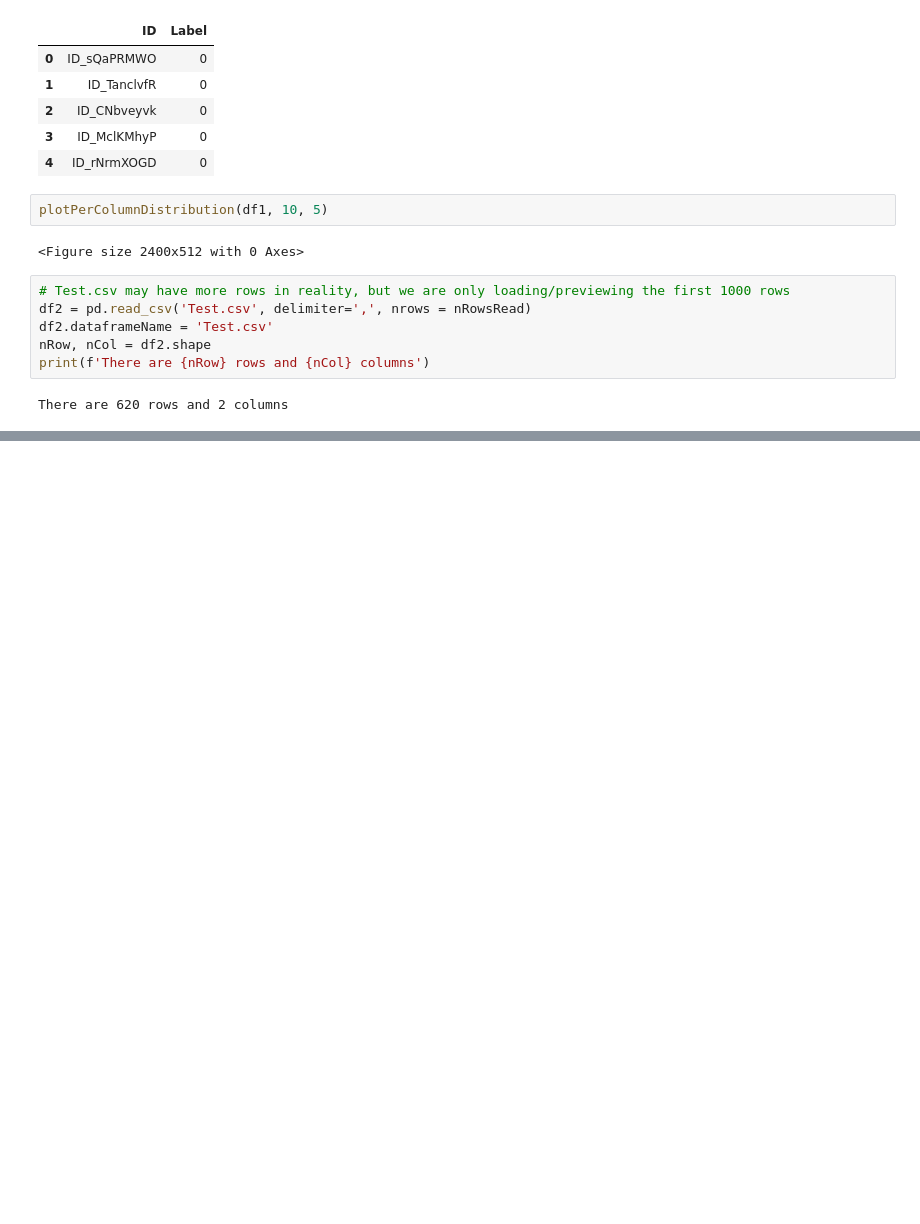
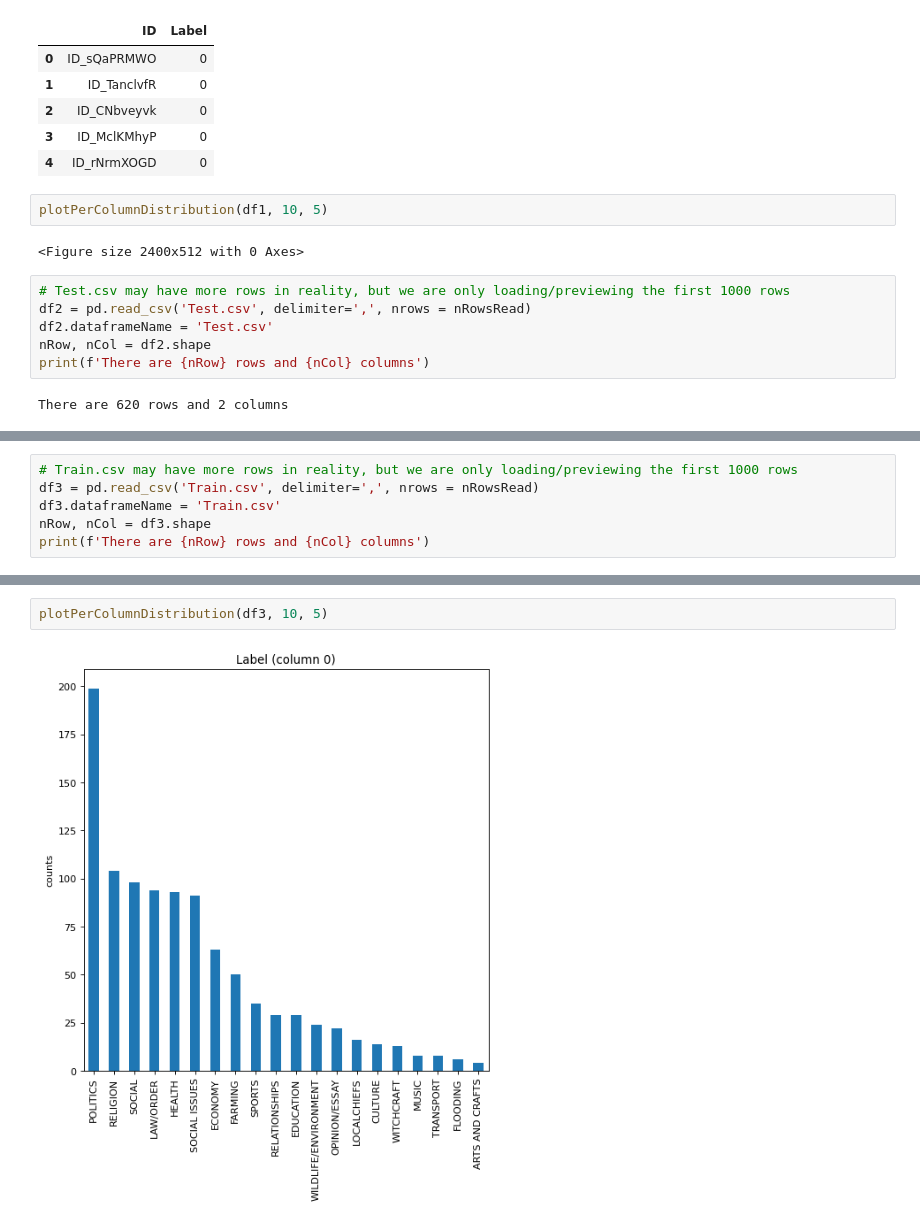
Before and after one commit to Dawit-1621/Malawi-News-Classification-Challenge, a Jupyter notebook: Malawi_News_Classification_Challenge.ipynb, the cells around one changed output, grey strips where cells are left out. Saved outputs shown, nothing was run; the diff lists cells and outputs as text; blank space fills up the shorter version.

Commit message:
This commit will Distribution graphs (histogram/bar graph) of sampled columns

```diff
--- a/Malawi_News_Classification_Challenge.ipynb
+++ b/Malawi_News_Classification_Challenge.ipynb
@@ -98,0 +112,6 @@ There are 620 rows and 2 columns
+# %%
+# Train.csv may have more rows in reality, but we are only loading/previewing the first 1000 rows
+df3 = pd.read_csv('Train.csv', delimiter=',', nrows = nRowsRead)
+df3.dataframeName = 'Train.csv'
+nRow, nCol = df3.shape
+print(f'There are {nRow} rows and {nCol} columns')
@@ -98,0 +129,4 @@ There are 620 rows and 2 columns
+# %%
+plotPerColumnDistribution(df3, 10, 5)
+# %% [output]
+[figure, added]
```
Also changed, not shown: parts of 4 cells of this notebook.
